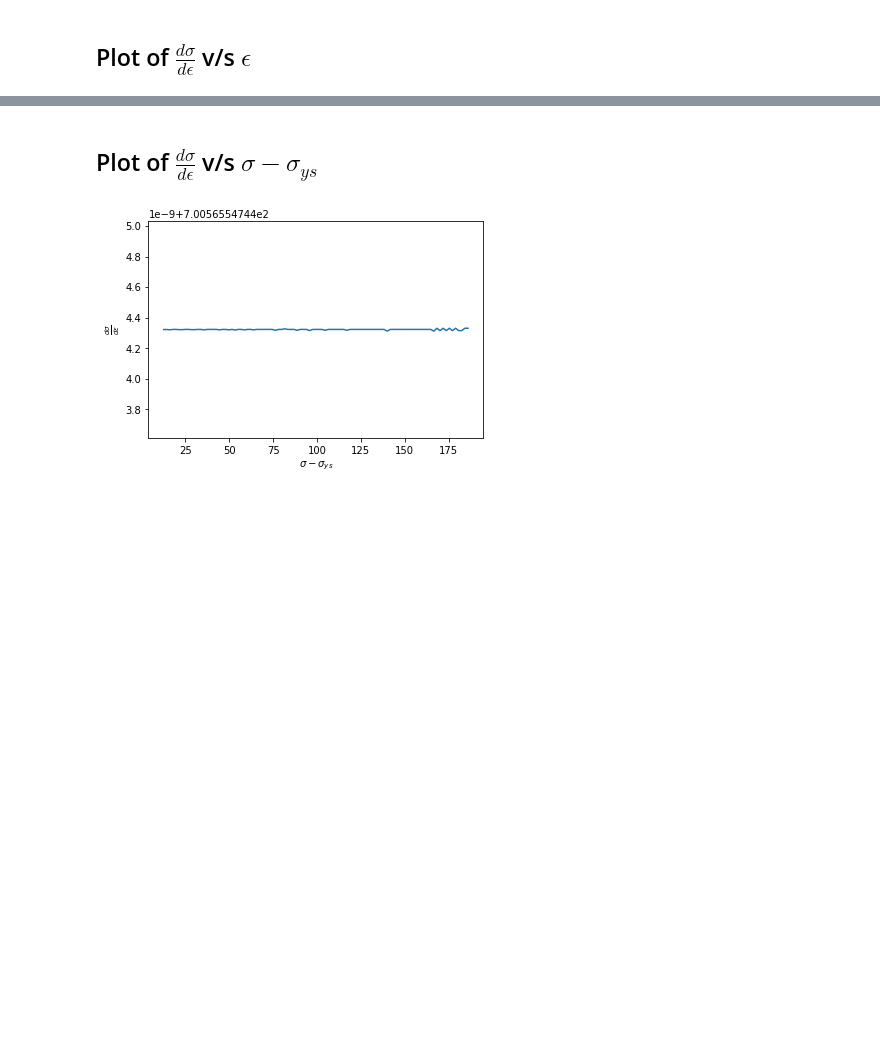
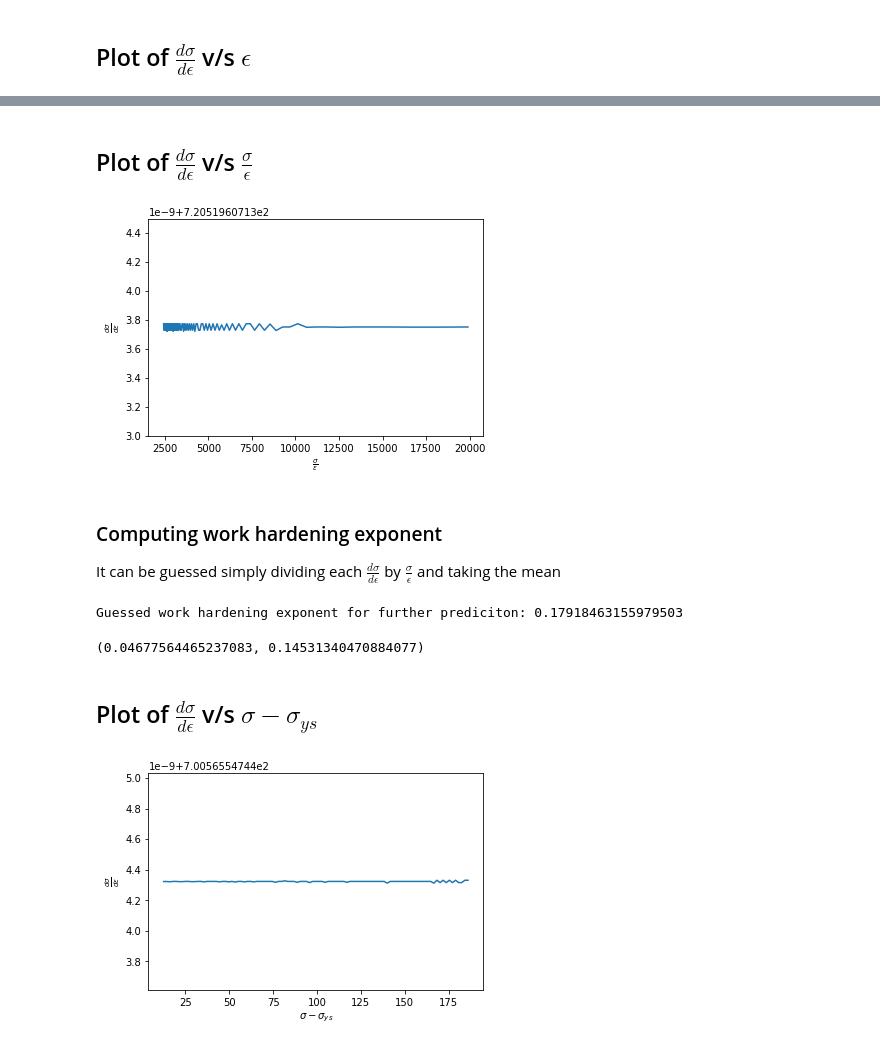
Before and after one commit to algomaster99/meta-btp, a Jupyter notebook: hollomon_curves.ipynb, the cells around one changed output, grey strips where cells are left out. Cells and saved outputs as stored; diff of their text form; code cells hidden in the pictures; blank space fills up the shorter version.

Commit message:
Write an inefficient algorithm to compute work hardening exponent
Signed-off-by: Aman Sharma <mannu.poski10@gmail.com>

```diff
--- a/hollomon_curves.ipynb
+++ b/hollomon_curves.ipynb
@@ -64,3 +80,54 @@ _ = plt.ylabel('$\\frac{d\sigma}{d\epsilon}$')
+# %% [markdown]
+## Plot of $\frac{d\sigma}{d\epsilon}$ v/s $\frac{\sigma}{\epsilon}$
+# %%
+sigma_epsilon = np.true_divide(reduced_true_stress, reduced_true_strain)
+_ = plt.plot(sigma_epsilon[:consider-1], d_sigma_epsilon)
+_ = plt.xlabel('$\\frac{\sigma}{\epsilon}$')
+_ = plt.ylabel('$\\frac{d\sigma}{d\epsilon}$')
+# %% [output]
+[figure, added]
+# %% [markdown]
+### Computing work hardening exponent
+
+It can be guessed simply dividing each $\frac{d\sigma}{d\epsilon}$ by $\frac{\sigma}{\epsilon}$ and taking the mean
+# %%
+guess_work_hard_exp = sum(np.true_divide(d_sigma_epsilon,sigma_epsilon[:consider-1]))/len(d_sigma_epsilon)
+print(f'Guessed work hardening exponent for further prediciton: {guess_work_hard_exp}')
+# %% [output]
+Guessed work hardening exponent for further prediciton: 0.17918463155979503
+# %%
+def theoretical_equation(n, sigma_epsilon):
+    return n*sigma_epsilon
+
+max_limit = max(np.true_divide(d_sigma_epsilon,sigma_epsilon[:consider-1]))
+min_limit = min(np.true_divide(d_sigma_epsilon,sigma_epsilon[:consider-1]))
+tolerance = 0.1
+
+min_squared = 1e10
+
+d = {}
+
+def compute_n(max_limit, min_limit, min_squared):
+    temp_n = (max_limit+min_limit)/2
+    min_squared_temp = 0
+    for i in range(len(d_sigma_epsilon)):
+        theoretical_value = theoretical_equation(temp_n, sigma_epsilon[i])
+        min_squared_temp += abs(theoretical_value - d_sigma_epsilon[i])
+    diff = abs(min_squared - min_squared_temp)
+
+    if diff < tolerance:
+        d[diff] = temp_n
+        return (diff, temp_n)
+    else:
+        min_squared = min_squared_temp
+        if d.get(diff) is None:
+            return min(compute_n(max_limit, temp_n, min_squared), compute_n(temp_n, min_limit, min_squared))
+        else:
+            return (diff, d[diff])
+
+compute_n(max_limit, min_limit, min_squared)
+# %% [output]
+(0.04677564465237083, 0.14531340470884077)
 # %% [markdown]
 ## Plot of $\frac{d\sigma}{d\epsilon}$ v/s $\sigma - \sigma_{ys}$
 # %%
```
Also changed, not shown: parts of 4 cells of this notebook.
